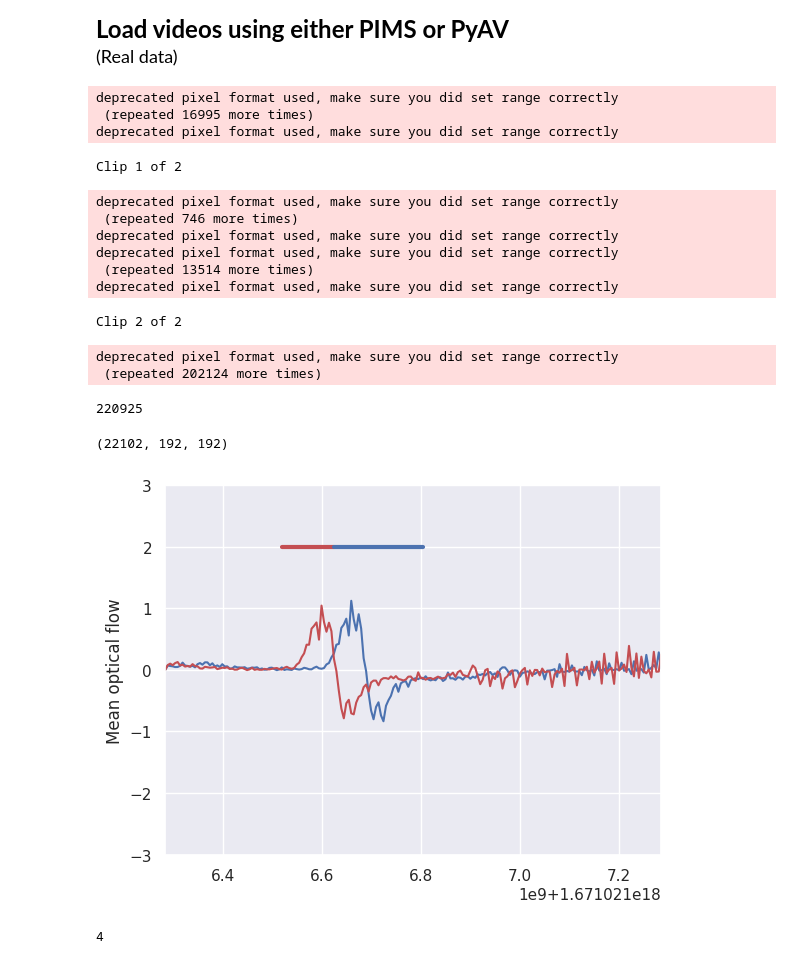
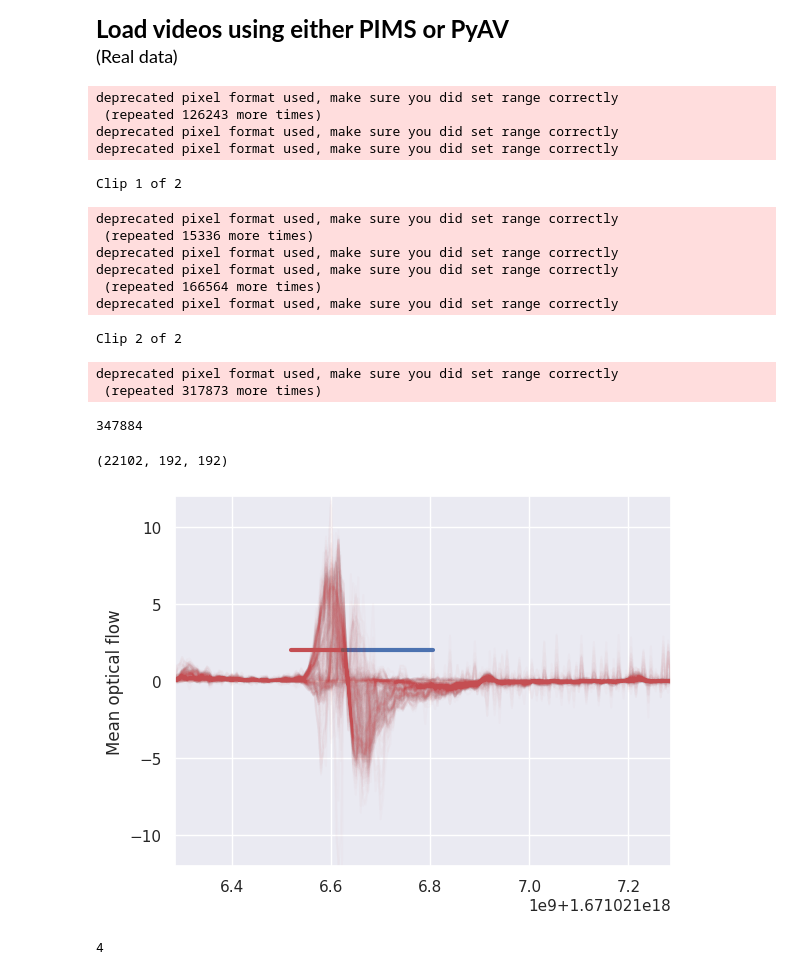
Before and after one commit to tpfffr/neon_blink_detection, a Jupyter notebook: notebooks/check_optical_flow.ipynb, the cells around one changed output. Saved outputs shown, nothing was run; the diff lists cells and outputs as text; code cells hidden in the pictures.

```diff
--- a/notebooks/check_optical_flow.ipynb
+++ b/notebooks/check_optical_flow.ipynb
@@ -36,7 +36,7 @@ clip_names = np.array(
     ]
 )
 
-iclip = 0
+iclip = 1
 # %%
 rec = video_loader(of_params, aug_params)
 
@@ -331,7 +325,7 @@ Text(0, 0.5, 'Optical flow')
 <font size = 5>**Load videos using either PIMS or PyAV** <br>
 <font size = 4> (Real data)
 # %%
-clip_name = clip_names[-1]
+clip_name = clip_names[1]
 
 clip_path = "/cluster/users/tom/experiments/neon_blink_detection/datasets/train_data/%s/Neon Sensor Module v1 ps1.mp4" % clip_name
 
@@ -343,24 +337,25 @@ onsets = np.vstack((np.array(labels[labels["label"]=="onset"]["start_ts"]), np.a
 offsets = np.vstack((np.array(labels[labels["label"]=="offset"]["start_ts"]), np.array(labels[labels["label"]=="offset"]["end_ts"]))).T
 # %% [output]
 deprecated pixel format used, make sure you did set range correctly
- (repeated 16995 more times)
+ (repeated 126243 more times)
 deprecated pixel format used, make sure you did set range correctly
+deprecated pixel format used, make sure you did set range correctly
 Clip 1 of 2
 deprecated pixel format used, make sure you did set range correctly
- (repeated 746 more times)
+ (repeated 15336 more times)
 deprecated pixel format used, make sure you did set range correctly
 deprecated pixel format used, make sure you did set range correctly
- (repeated 13514 more times)
+ (repeated 166564 more times)
 deprecated pixel format used, make sure you did set range correctly
 Clip 2 of 2
 deprecated pixel format used, make sure you did set range correctly
- (repeated 202124 more times)
+ (repeated 317873 more times)
-220925
+347884
 # %%
 # %% [output]
 (22102, 192, 192)
 # %%
-of_params = OfParams(n_layers=3, layer_interval=7, average=False, img_shape=(64, 64), grid_size=4, step_size=1, window_size=11, stop_steps=3)
+of_params = OfParams(n_layers=3, layer_interval=7, average=False, img_shape=(64, 64), grid_size=4, step_size=3, window_size=15, stop_steps=3)
 
 optical_flow, _ = rec._compute_optical_flow(of_params, left_images_pyav, right_images_pyav)
 
@@ -372,30 +367,30 @@ of_mean_pims = optical_flow[:, 0:400, 1]
 # %%
 import seaborn as sns
 import matplotlib.pyplot as plt
 sns.set()
 
 for onset in onsets:
     if onset[0]>ts[0]:
         plt.plot(onset, [2, 2], "r", lw=3)
 for offset in offsets:
     if offset[0]>ts[0]:
         plt.plot(offset, [2, 2], "b", lw=3)
 
-# for i in range(400):
-#     plt.plot(ts, of_mean_pyav[:, i], 'b', alpha=0.02)
-#     plt.plot(ts, of_mean_pims[:, i], 'r', alpha=0.02)
+for i in range(400):
+    # plt.plot(ts, of_mean_pyav[:, i], 'b', alpha=0.02)
+    plt.plot(ts, of_mean_pims[:, i], 'r', alpha=0.02)
 
-plt.plot(ts, of_mean_pyav.mean(axis=1), 'b')
-plt.plot(ts, of_mean_pims.mean(axis=1), 'r')
+# plt.plot(ts, of_mean_pyav.mean(axis=1), 'b')
+# plt.plot(ts, of_mean_pims.mean(axis=1), 'r')
 
 
 plt.xlim(ts[0], ts[200])
-plt.ylim(-3, 3)
+plt.ylim(-12, 12)
 # plt.xlabel("Time [s]")
 plt.ylabel("Mean optical flow")
 plt.show()
 # %% [output]
-[figure, old version]
+[figure, new version]
 # %%
 import matplotlib
 matplotlib.rc_file_defaults()
```
Also changed, not shown: parts of 13 cells of this notebook, 5 other files.
